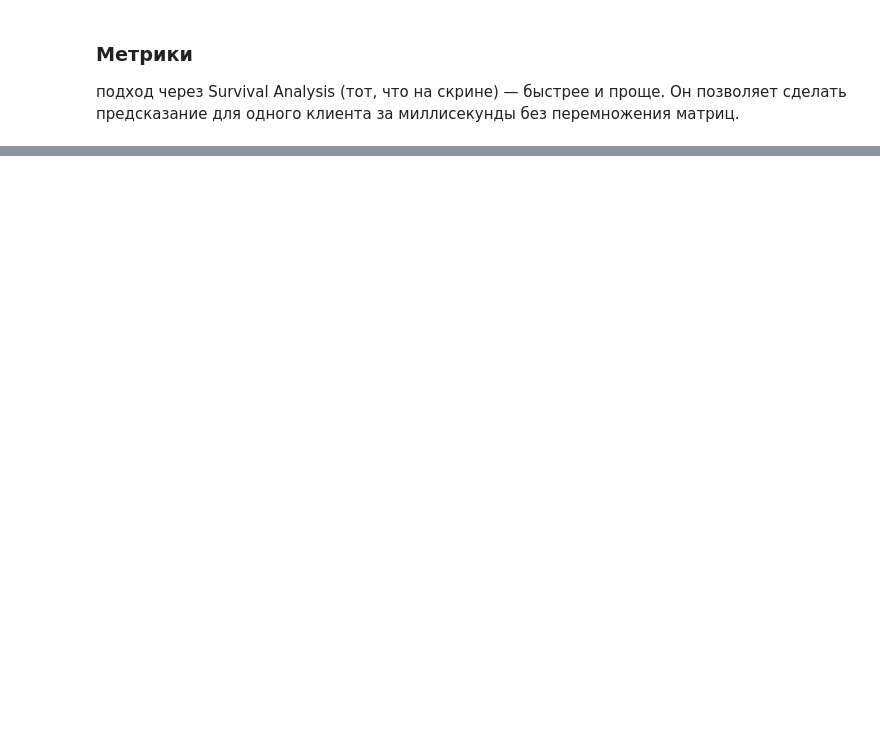
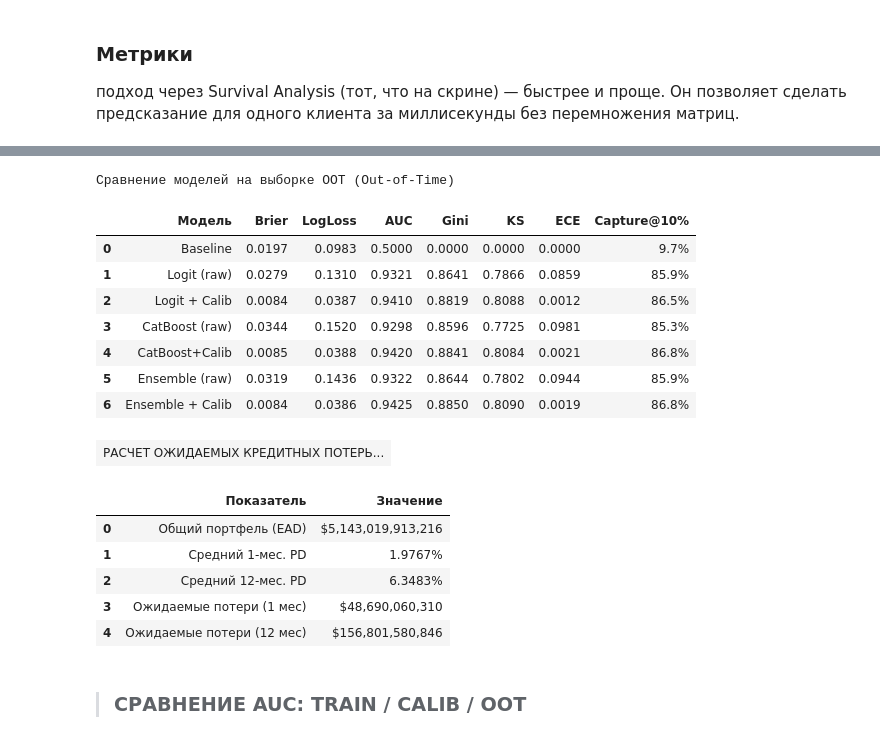
Before and after one commit to zankolarisa227-hash/-Credit-Risk-Model-Baseline, a Jupyter notebook: notebook.ipynb, the cells around one changed output, grey strips where cells are left out. Saved outputs shown, nothing was run; the diff lists cells and outputs as text; code cells hidden in the pictures; blank space fills up the shorter version.

```diff
--- a/notebook.ipynb
+++ b/notebook.ipynb
@@ -595,7 +573,8 @@ from sklearn.metrics import brier_score_loss, log_loss, roc_auc_score, roc_curve
 import numpy as np
 
 # 1. Обязательно объявляем y_true (из-за этого тоже часто падает)
-y_true = oot["y"].values
+
+y_true = oot["y"].values if "oot" in globals() else None
 
 # 2. Функция ECE
 def expected_calibration_error(y_true, y_prob, n_bins=15):
@@ -629,9 +608,6 @@ def get_metrics(y_true, y_prob, name):
     return {
         "Модель": name,
         "Brier": round(brier, 5),
-        "BSS": round(bss, 4),        # <--- Новая метрика
-        "Slope": round(slope, 3),    # <--- Новая метрика
-        "Interc": round(intercept, 3),
         "LogLoss": round(ll, 5),
         "AUC": round(auc, 4),
         "Gini": round(gini, 4),
@@ -644,9 +620,11 @@ def get_metrics(y_true, y_prob, name):
 results = pd.DataFrame([
     get_metrics(y_true, np.full(len(y_true), y_true.mean()), "Baseline"),
     get_metrics(y_true, oot["pd_logit"], "Logit (raw)"),
+    get_metrics(y_true, oot["pd_logit_cal"],    "Logit + Calib"),
     get_metrics(y_true, oot["pd_boost"], "CatBoost (raw)"),
+    get_metrics(y_true, oot["pd_boost_cal"], "CatBoost+Calib"),
     get_metrics(y_true, oot["pd_ensemble"], "Ensemble (raw)"),
-    get_metrics(y_true, oot["pd_ensemble_cal"], "Ensemble + Calib") # <--- Исправили тут
+    get_metrics(y_true, oot["pd_ensemble_cal"], "Ensemble + Calib")
 ])
 
 print(results.to_string(index=False))
@@ -720,0 +678,68 @@ ECE упал с 0.094 (9.4%) до 0.0018 (0.18%).
+# %%
+results = pd.DataFrame([
+    get_metrics(y_true, np.full(len(y_true), y_true.mean()), "Baseline"),
+    get_metrics(y_true, oot["pd_logit"], "Logit (raw)"),
+    get_metrics(y_true, oot["pd_logit_cal"],    "Logit + Calib"),
+    get_metrics(y_true, oot["pd_boost"], "CatBoost (raw)"),
+    get_metrics(y_true, oot["pd_boost_cal"], "CatBoost+Calib"),
+    get_metrics(y_true, oot["pd_ensemble"], "Ensemble (raw)"),
+    get_metrics(y_true, oot["pd_ensemble_cal"], "Ensemble + Calib")
+])
+
+display(results.style
+    .highlight_min(subset=['Brier', 'LogLoss', 'ECE'], color='#a8e6cf') # Светло-зеленый для лучших потерь
+    .highlight_max(subset=['AUC', 'Gini', 'KS'], color='#a8e6cf')      # Светло-зеленый для лучших метрик качества
+    .format(precision=4)                                               # Округление до 4 знаков
+    .set_caption("Сравнение моделей на выборке OOT (Out-of-Time)")
+    .set_table_styles([{'selector': 'th', 'props': [('text-align', 'center')]}]) # Выравнивание заголовков
+)
+
+display(pd.DataFrame({"Сообщение": ["РАСЧЕТ ОЖИДАЕМЫХ КРЕДИТНЫХ ПОТЕРЬ (ECL)"]}).T.style.hide(axis="index").hide(axis="columns")) # Alternatively, just use Markdown or HTML, but a DataFrame is fine. Let's stick to a simple DataFrame for the ECL summary.
+
+oot["ead"] = oot["current_actual_upb"].fillna(oot["original_upb"]).clip(lower=0)
+LGD = 0.45
+
+oot["ecl_1m"] = oot["pd_ensemble_cal"] * oot["ead"] * LGD
+oot["pd_12m"] = 1 - (1 - oot["pd_ensemble_cal"])**12
+oot["ecl_12m"] = oot["pd_12m"] * oot["ead"] * LGD
+
+total_ead = oot["ead"].sum()
+
+# Создаем красивую таблицу для ECL
+ecl_summary = pd.DataFrame({
+    "Показатель": [
+        "Общий портфель (EAD)",
+        "Средний 1-мес. PD",
+        "Средний 12-мес. PD",
+        "Ожидаемые потери (1 мес)",
+        "Ожидаемые потери (12 мес)"
+    ],
+    "Значение": [
+        f"${total_ead:,.0f}",
+        f"{oot['pd_ensemble_cal'].mean():.4%}",
+        f"{oot['pd_12m'].mean():.4%}",
+        f"${oot['ecl_1m'].sum():,.0f}",
+        f"${oot['ecl_12m'].sum():,.0f}"
+    ]
+})
+
+display(ecl_summary)
+# %% [output]
+Сравнение моделей на выборке OOT (Out-of-Time)
+|  | Модель | Brier | LogLoss | AUC | Gini | KS | ECE | Capture@10% |
+| 0 | Baseline | 0.0197 | 0.0983 | 0.5000 | 0.0000 | 0.0000 | 0.0000 | 9.7% |
+| 1 | Logit (raw) | 0.0279 | 0.1310 | 0.9321 | 0.8641 | 0.7866 | 0.0859 | 85.9% |
+| 2 | Logit + Calib | 0.0084 | 0.0387 | 0.9410 | 0.8819 | 0.8088 | 0.0012 | 86.5% |
+| 3 | CatBoost (raw) | 0.0344 | 0.1520 | 0.9298 | 0.8596 | 0.7725 | 0.0981 | 85.3% |
+| 4 | CatBoost+Calib | 0.0085 | 0.0388 | 0.9420 | 0.8841 | 0.8084 | 0.0021 | 86.8% |
+| 5 | Ensemble (raw) | 0.0319 | 0.1436 | 0.9322 | 0.8644 | 0.7802 | 0.0944 | 85.9% |
+| 6 | Ensemble + Calib | 0.0084 | 0.0386 | 0.9425 | 0.8850 | 0.8090 | 0.0019 | 86.8% |
+| РАСЧЕТ ОЖИДАЕМЫХ КРЕДИТНЫХ ПОТЕРЬ... |
+|  | Показатель | Значение |
+| 0 | Общий портфель (EAD) | $5,143,019,913,216 |
+| 1 | Средний 1-мес. PD | 1.9767% |
+| 2 | Средний 12-мес. PD | 6.3483% |
+| 3 | Ожидаемые потери (1 мес) | $48,690,060,310 |
+| 4 | Ожидаемые потери (12 мес) | $156,801,580,846 |
+# %% [markdown]
+> ### СРАВНЕНИЕ AUC: TRAIN / CALIB / OOT
```
Also changed, not shown: parts of 8 cells of this notebook, 1 other file.
